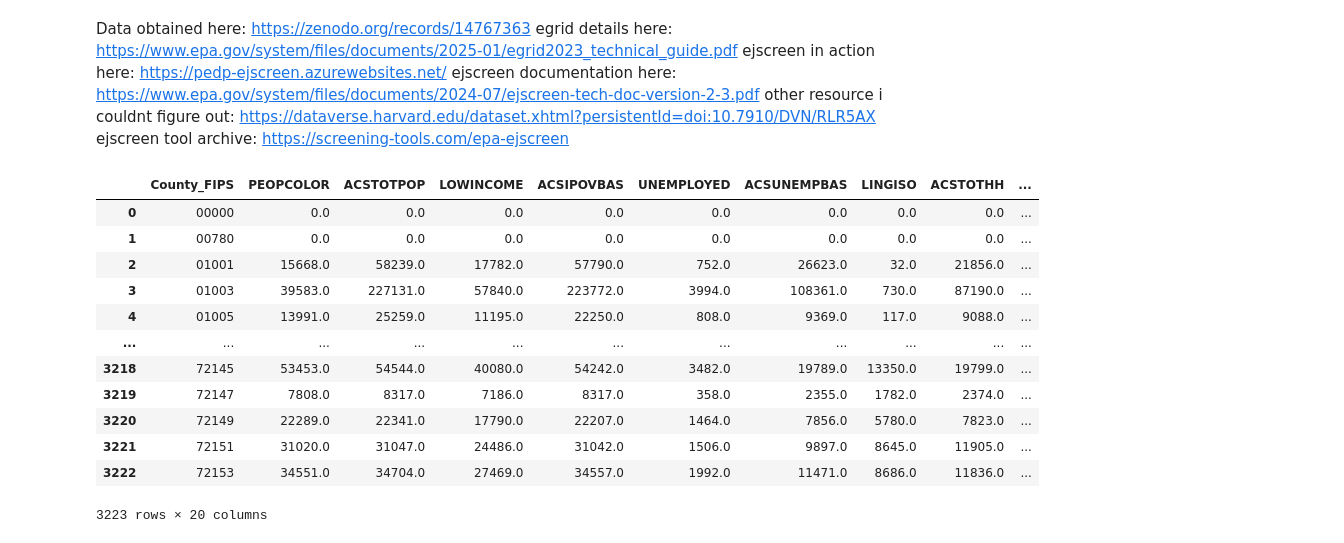
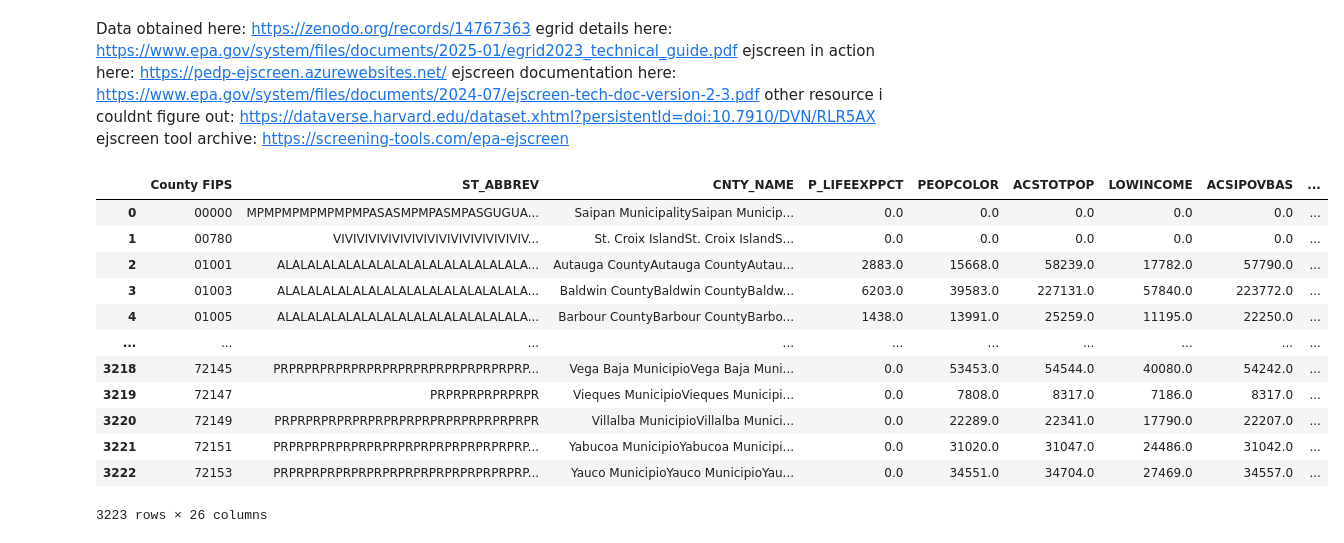
Before and after one commit to reilyfairchild/Data102_Final_Project, a Jupyter notebook: Census_data_preprocessing.ipynb, the cells around one changed output. Saved outputs shown, nothing was run; the diff lists cells and outputs as text; code cells hidden in the pictures.

```diff
--- a/Census_data_preprocessing.ipynb
+++ b/Census_data_preprocessing.ipynb
@@ -27,7 +27,8 @@ use_cols = [
     'UNEMPLOYED', 'ACSUNEMPBAS',
     'LINGISO', 'ACSTOTHH',
     'LESSHS', 'ACSEDUCBAS',
-    'UNDER5', 'OVER64'
+    'UNDER5', 'OVER64',
+    'P_LIFEEXPPCT', 'ST_ABBREV', 'CNTY_NAME'
 ]
 
 # 2. Initialize an empty list to store our mini-results
@@ -41,11 +42,11 @@ file_path = 'data/EJSCREEN_2023_BG_with_AS_CNMI_GU_VI.csv'
 with pd.read_csv(file_path, chunksize=chunk_size, usecols=use_cols, encoding='latin1', low_memory=False) as reader:
     for chunk in reader:
         # Create County FIPS on the fly
-        chunk['County_FIPS'] = chunk['ID'].astype(str).str.zfill(12).str[:5]
+        chunk['County FIPS'] = chunk['ID'].astype(str).str.zfill(12).str[:5]
 
         # Aggregate JUST this chunk by County FIPS
         # (It's okay if a county is split across chunks; we will sum them again at the end)
-        agg_chunk = chunk.groupby('County_FIPS')[use_cols[1:]].sum()
+        agg_chunk = chunk.groupby('County FIPS')[use_cols[1:]].sum()
 
         # Store this small aggregated piece
         chunk_results.append(agg_chunk)
@@ -52,29 +86,36 @@ with pd.read_csv(file_path, chunksize=chunk_size, usecols=use_cols, encoding='la
 # %%
+
+
 # 4. Concatenate all the small pieces and sum them one last time
 # This combines the data from counties that were split across different chunks
-final_df = pd.concat(chunk_results).groupby(level=0).sum().reset_index()
+#final_df = pd.concat(chunk_results).groupby(level=0).sum().reset_index()
 
 # 5. Now calculate your percentages on the final, small dataframe
-final_df['Pct_People_of_Color'] = (final_df['PEOPCOLOR'] / final_df['ACSTOTPOP']) * 100
-final_df['Pct_Low_Income'] = (final_df['LOWINCOME'] / final_df['ACSIPOVBAS']) * 100
-final_df['Pct_Unemployment'] = (final_df['UNEMPLOYED'] / final_df['ACSUNEMPBAS']) * 100
-final_df['Pct_Limited_English'] = (final_df['LINGISO'] / final_df['ACSTOTHH']) * 100
-final_df['Pct_Less_Than_HS'] = (final_df['LESSHS'] / final_df['ACSEDUCBAS']) * 100
-final_df['Pct_Under_5'] = (final_df['UNDER5'] / final_df['ACSTOTPOP']) * 100
-final_df['Pct_Over_64'] = (final_df['OVER64'] / final_df['ACSTOTPOP']) * 100
+final_df['Total Population'] = final_df['ACSTOTPOP']
+final_df['People of Color (%)'] = (final_df['PEOPCOLOR'] / final_df['ACSTOTPOP']) * 100
+final_df['Low Income (%)'] = (final_df['LOWINCOME'] / final_df['ACSIPOVBAS']) * 100
+final_df['Unemployment Rate (%)'] = (final_df['UNEMPLOYED'] / final_df['ACSUNEMPBAS']) * 100
+final_df['Limited English Speaking (%)'] = (final_df['LINGISO'] / final_df['ACSTOTHH']) * 100
+final_df['Less Than High School Education (%)'] = (final_df['LESSHS'] / final_df['ACSEDUCBAS']) * 100
+final_df['Under Age 5 (%)'] = (final_df['UNDER5'] / final_df['ACSTOTPOP']) * 100
+final_df['Over Age 64 (%)'] = (final_df['OVER64'] / final_df['ACSTOTPOP']) * 100
+final_df['Plant state abbreviation'] = final_df['ST_ABBREV']
+final_df['Plant county name'] = final_df['CNTY_NAME']
 
+
+#missing : Limited Life Expectancy (%)
 final_df
 # %% [output]
-|  | County_FIPS | PEOPCOLOR | ACSTOTPOP | LOWINCOME | ACSIPOVBAS | UNEMPLOYED | ACSUNEMPBAS | LINGISO | ACSTOTHH | ... |
-| 0 | 00000 | 0.0 | 0.0 | 0.0 | 0.0 | 0.0 | 0.0 | 0.0 | 0.0 | ... |
-| 1 | 00780 | 0.0 | 0.0 | 0.0 | 0.0 | 0.0 | 0.0 | 0.0 | 0.0 | ... |
-| 2 | 01001 | 15668.0 | 58239.0 | 17782.0 | 57790.0 | 752.0 | 26623.0 | 32.0 | 21856.0 | ... |
-| 3 | 01003 | 39583.0 | 227131.0 | 57840.0 | 223772.0 | 3994.0 | 108361.0 | 730.0 | 87190.0 | ... |
-| 4 | 01005 | 13991.0 | 25259.0 | 11195.0 | 22250.0 | 808.0 | 9369.0 | 117.0 | 9088.0 | ... |
-| ... | ... | ... | ... | ... | ... | ... | ... | ... | ... | ... |
-| 3218 | 72145 | 53453.0 | 54544.0 | 40080.0 | 54242.0 | 3482.0 | 19789.0 | 13350.0 | 19799.0 | ... |
-| 3219 | 72147 | 7808.0 | 8317.0 | 7186.0 | 8317.0 | 358.0 | 2355.0 | 1782.0 | 2374.0 | ... |
-| 3220 | 72149 | 22289.0 | 22341.0 | 17790.0 | 22207.0 | 1464.0 | 7856.0 | 5780.0 | 7823.0 | ... |
-| 3221 | 72151 | 31020.0 | 31047.0 | 24486.0 | 31042.0 | 1506.0 | 9897.0 | 8645.0 | 11905.0 | ... |
-| 3222 | 72153 | 34551.0 | 34704.0 | 27469.0 | 34557.0 | 1992.0 | 11471.0 | 8686.0 | 11836.0 | ... |
+|  | County FIPS | ST_ABBREV | CNTY_NAME | P_LIFEEXPPCT | PEOPCOLOR | ACSTOTPOP | LOWINCOME | ACSIPOVBAS | ... |
+| 0 | 00000 | MPMPMPMPMPMPMPASASMPMPASMPASGUGUA... | Saipan MunicipalitySaipan Municip... | 0.0 | 0.0 | 0.0 | 0.0 | 0.0 | ... |
+| 1 | 00780 | VIVIVIVIVIVIVIVIVIVIVIVIVIVIVIVIV... | St. Croix IslandSt. Croix IslandS... | 0.0 | 0.0 | 0.0 | 0.0 | 0.0 | ... |
+| 2 | 01001 | ALALALALALALALALALALALALALALALALA... | Autauga CountyAutauga CountyAutau... | 2883.0 | 15668.0 | 58239.0 | 17782.0 | 57790.0 | ... |
+| 3 | 01003 | ALALALALALALALALALALALALALALALALA... | Baldwin CountyBaldwin CountyBaldw... | 6203.0 | 39583.0 | 227131.0 | 57840.0 | 223772.0 | ... |
+| 4 | 01005 | ALALALALALALALALALALALALALALALALA... | Barbour CountyBarbour CountyBarbo... | 1438.0 | 13991.0 | 25259.0 | 11195.0 | 22250.0 | ... |
+| ... | ... | ... | ... | ... | ... | ... | ... | ... | ... |
+| 3218 | 72145 | PRPRPRPRPRPRPRPRPRPRPRPRPRPRPRPRP... | Vega Baja MunicipioVega Baja Muni... | 0.0 | 53453.0 | 54544.0 | 40080.0 | 54242.0 | ... |
+| 3219 | 72147 | PRPRPRPRPRPRPR | Vieques MunicipioVieques Municipi... | 0.0 | 7808.0 | 8317.0 | 7186.0 | 8317.0 | ... |
+| 3220 | 72149 | PRPRPRPRPRPRPRPRPRPRPRPRPRPRPRPRPR | Villalba MunicipioVillalba Munici... | 0.0 | 22289.0 | 22341.0 | 17790.0 | 22207.0 | ... |
+| 3221 | 72151 | PRPRPRPRPRPRPRPRPRPRPRPRPRPRPRPRP... | Yabucoa MunicipioYabucoa Municipi... | 0.0 | 31020.0 | 31047.0 | 24486.0 | 31042.0 | ... |
+| 3222 | 72153 | PRPRPRPRPRPRPRPRPRPRPRPRPRPRPRPRP... | Yauco MunicipioYauco MunicipioYau... | 0.0 | 34551.0 | 34704.0 | 27469.0 | 34557.0 | ... |
-3223 rows × 20 columns
+3223 rows × 26 columns
```
Also changed, not shown: parts of 3 cells of this notebook, 3 other files.
